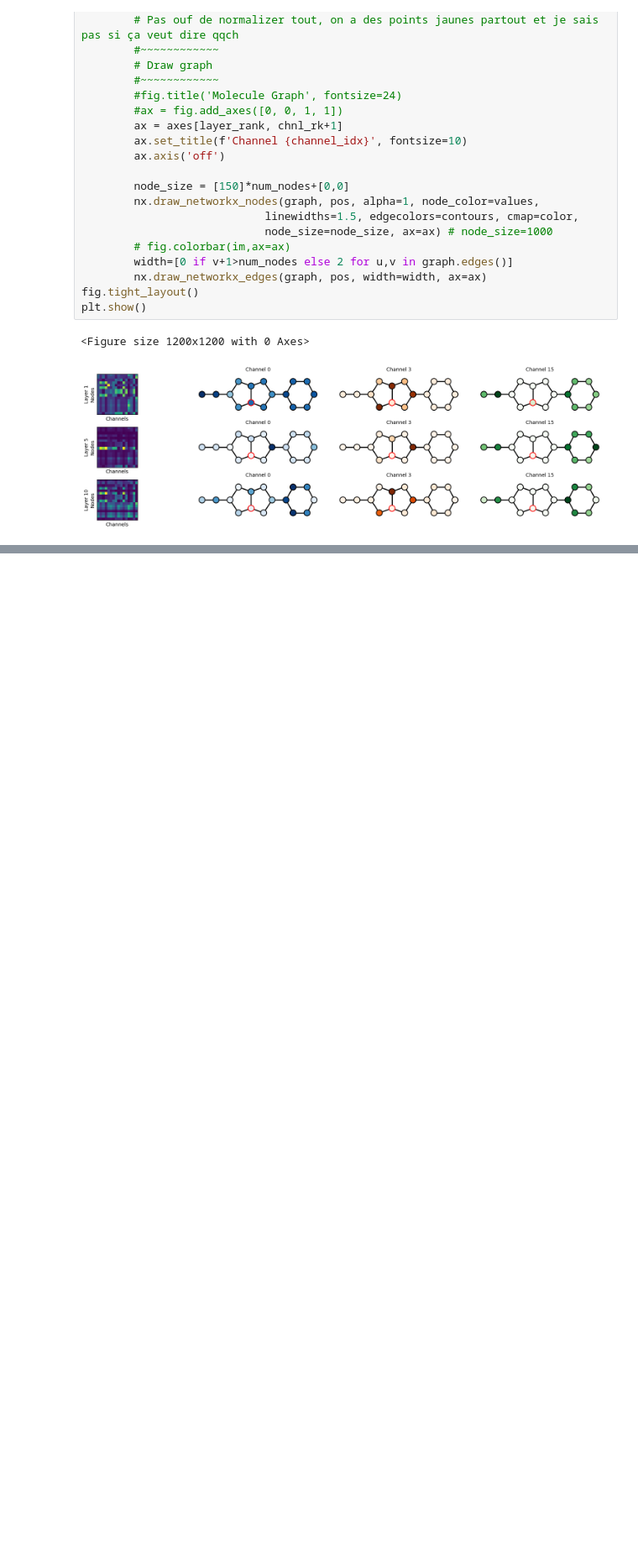
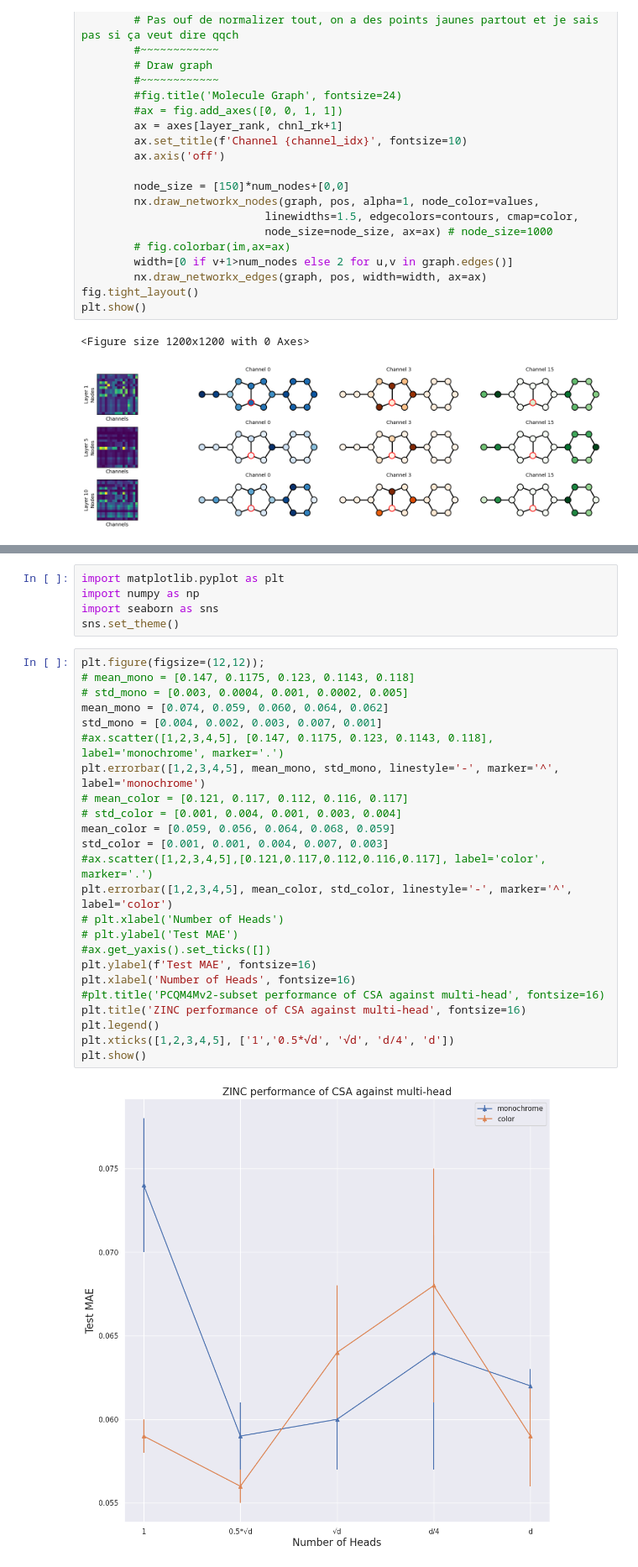
Before and after one commit to rmenegaux/GraphGPS, a Jupyter notebook: att_maps.ipynb, the cells around one changed output, grey strips where cells are left out. Shown at 84% size. Cells and saved outputs as stored; diff of their text form; blank space fills up the shorter version.

```diff
--- a/att_maps.ipynb
+++ b/att_maps.ipynb
@@ -722,0 +705,31 @@ plt.show()
+# %%
+import matplotlib.pyplot as plt
+import numpy as np
+import seaborn as sns
+sns.set_theme()
+# %%
+plt.figure(figsize=(12,12));
+# mean_mono = [0.147, 0.1175, 0.123, 0.1143, 0.118]
+# std_mono = [0.003, 0.0004, 0.001, 0.0002, 0.005]
+mean_mono = [0.074, 0.059, 0.060, 0.064, 0.062]
+std_mono = [0.004, 0.002, 0.003, 0.007, 0.001]
+#ax.scatter([1,2,3,4,5], [0.147, 0.1175, 0.123, 0.1143, 0.118], label='monochrome', marker='.')
+plt.errorbar([1,2,3,4,5], mean_mono, std_mono, linestyle='-', marker='^', label='monochrome')
+# mean_color = [0.121, 0.117, 0.112, 0.116, 0.117]
+# std_color = [0.001, 0.004, 0.001, 0.003, 0.004]
+mean_color = [0.059, 0.056, 0.064, 0.068, 0.059]
+std_color = [0.001, 0.001, 0.004, 0.007, 0.003]
+#ax.scatter([1,2,3,4,5],[0.121,0.117,0.112,0.116,0.117], label='color', marker='.')
+plt.errorbar([1,2,3,4,5], mean_color, std_color, linestyle='-', marker='^', label='color')
+# plt.xlabel('Number of Heads')
+# plt.ylabel('Test MAE')
+#ax.get_yaxis().set_ticks([])
+plt.ylabel(f'Test MAE', fontsize=16)
+plt.xlabel('Number of Heads', fontsize=16)
+#plt.title('PCQM4Mv2-subset performance of CSA against multi-head', fontsize=16)
+plt.title('ZINC performance of CSA against multi-head', fontsize=16)
+plt.legend()
+plt.xticks([1,2,3,4,5], ['1','0.5*√d', '√d', 'd/4', 'd'])
+plt.show()
+# %% [output]
+[figure, added]
```
Also changed, not shown: parts of 19 cells of this notebook, 3 other files.
